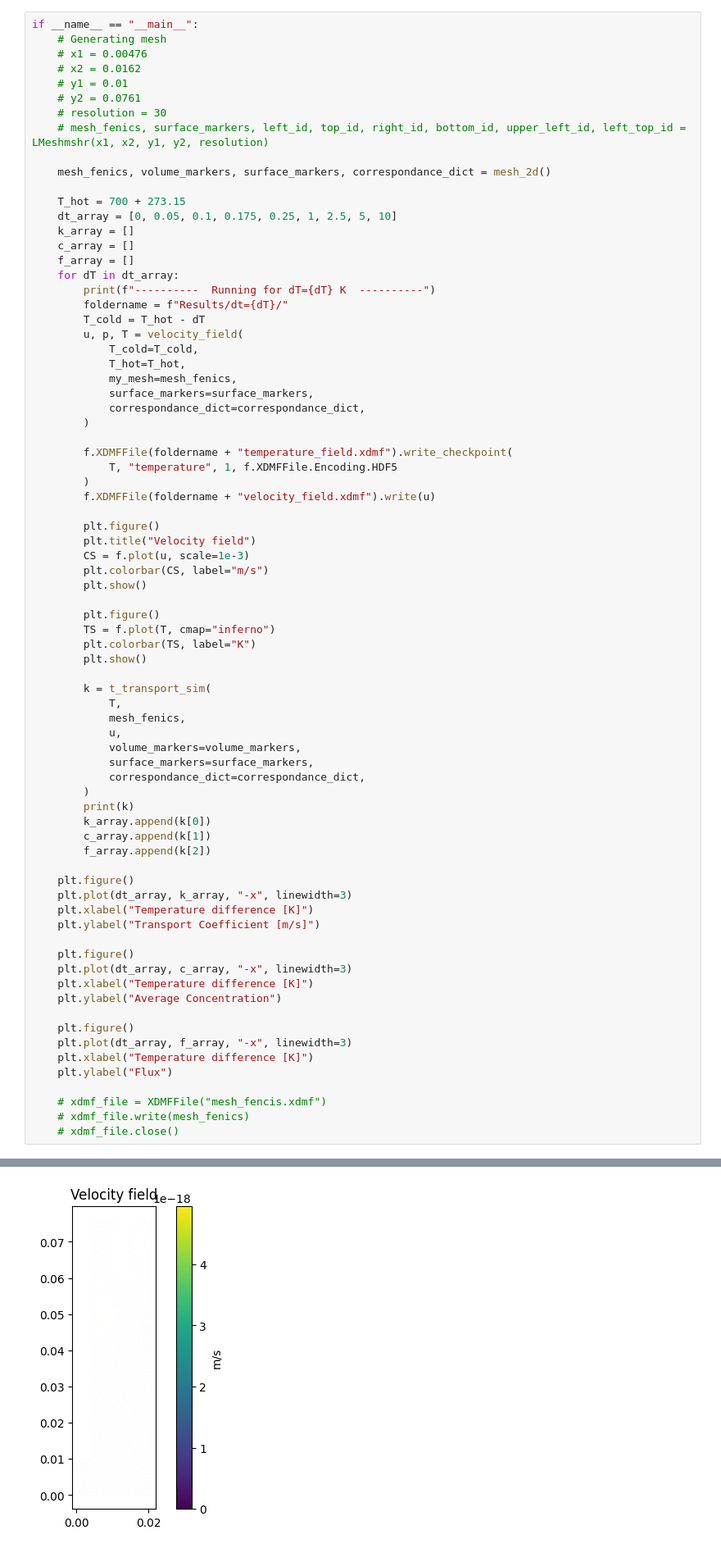
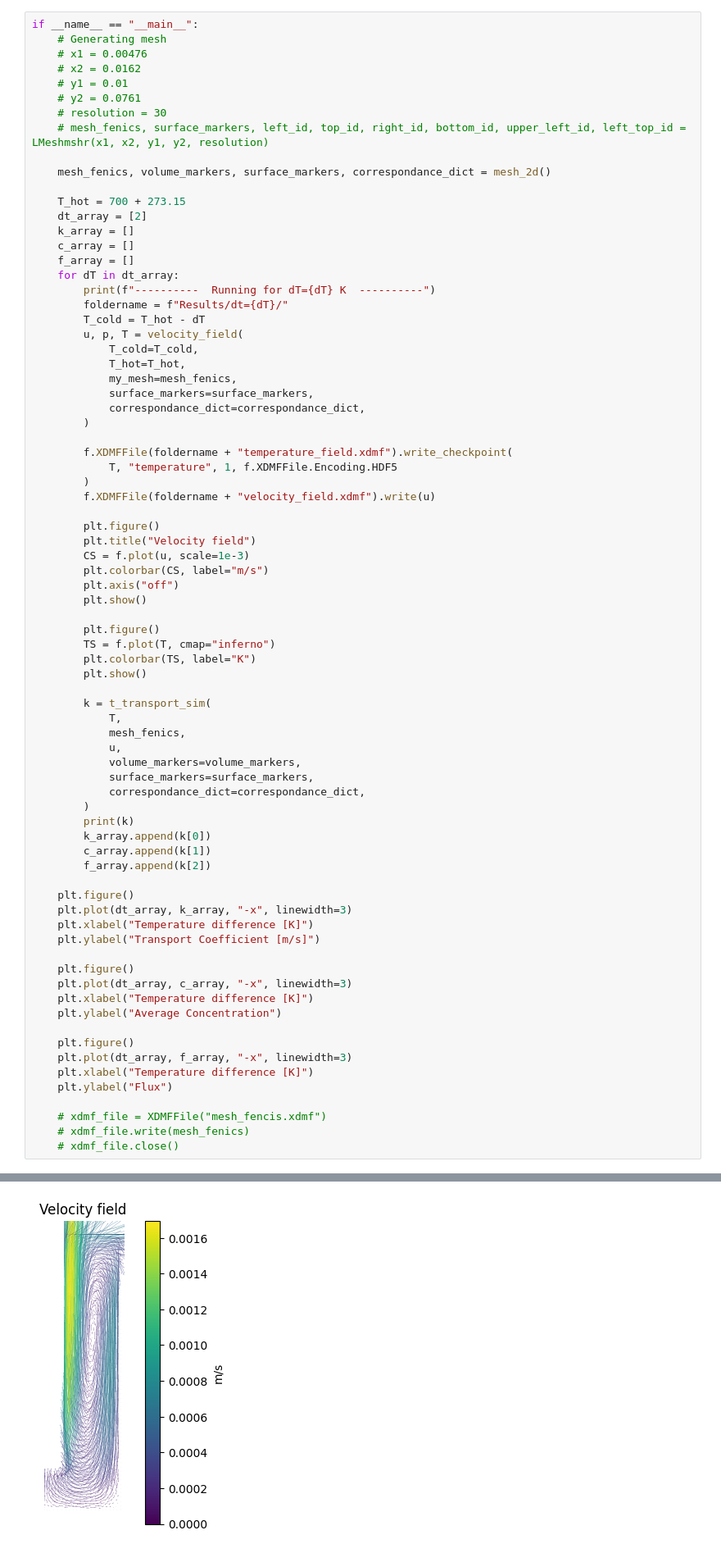
Before and after one commit to WeaverC20/LIBRADiff, a Jupyter notebook: BABY_2D_Simulation.ipynb, the cells around one changed output, grey strips where cells are left out. Shown at 82% size. Saved outputs shown, nothing was run; the diff lists cells and outputs as text.

Commit message:
plotting without axis lines

```diff
--- a/BABY_2D_Simulation.ipynb
+++ b/BABY_2D_Simulation.ipynb
@@ -15,7 +15,7 @@ if __name__ == "__main__":
     mesh_fenics, volume_markers, surface_markers, correspondance_dict = mesh_2d()
 
     T_hot = 700 + 273.15
-    dt_array = [0, 0.05, 0.1, 0.175, 0.25, 1, 2.5, 5, 10]
+    dt_array = [2]
     k_array = []
     c_array = []
     f_array = []
@@ -40,6 +40,7 @@ if __name__ == "__main__":
         plt.title("Velocity field")
         CS = f.plot(u, scale=1e-3)
         plt.colorbar(CS, label="m/s")
+        plt.axis("off")
         plt.show()
 
         plt.figure()
@@ -88 +101 @@ Running for factor=1.0e+00
-[figure, old version]
+[figure, new version]
```
Also changed, not shown: parts of 1 cell of this notebook, 2 other files.
